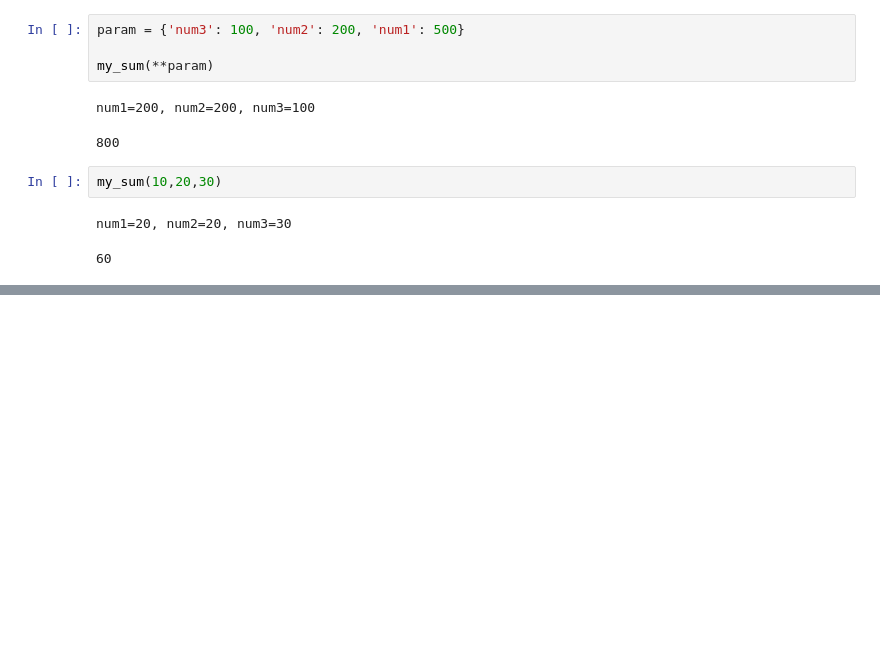
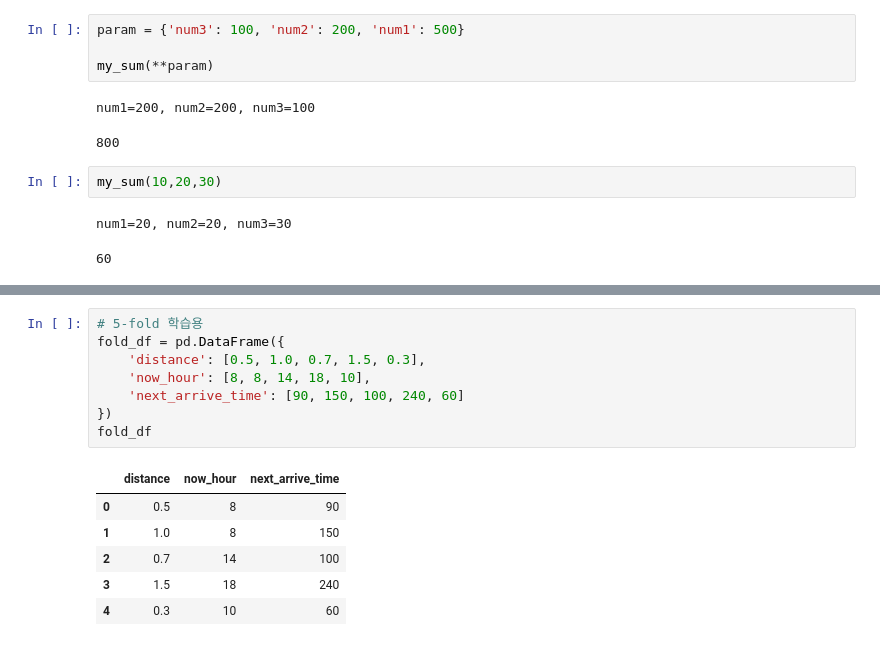
Before and after one commit to zzioozzioo/h26_DL, a Jupyter notebook: jeju_bus_arrival_prediction/1_11_hyper_parameter_tuning.ipynb, the cells around one changed output, grey strips where cells are left out. Cells and saved outputs as stored; diff of their text form; blank space fills up the shorter version.

```diff
--- a/jeju_bus_arrival_prediction/1_11_hyper_parameter_tuning.ipynb
+++ b/jeju_bus_arrival_prediction/1_11_hyper_parameter_tuning.ipynb
@@ -397,0 +438,15 @@ def train_xgb_pipeline(model_name1, description1, xgb_params):
+# %%
+# 5-fold 학습용
+fold_df = pd.DataFrame({
+    'distance': [0.5, 1.0, 0.7, 1.5, 0.3],
+    'now_hour': [8, 8, 14, 18, 10],
+    'next_arrive_time': [90, 150, 100, 240, 60]
+})
+fold_df
+# %% [output]
+|  | distance | now_hour | next_arrive_time |
+| 0 | 0.5 | 8 | 90 |
+| 1 | 1.0 | 8 | 150 |
+| 2 | 0.7 | 14 | 100 |
+| 3 | 1.5 | 18 | 240 |
+| 4 | 0.3 | 10 | 60 |
```
Also changed, not shown: parts of 40 cells of this notebook.
